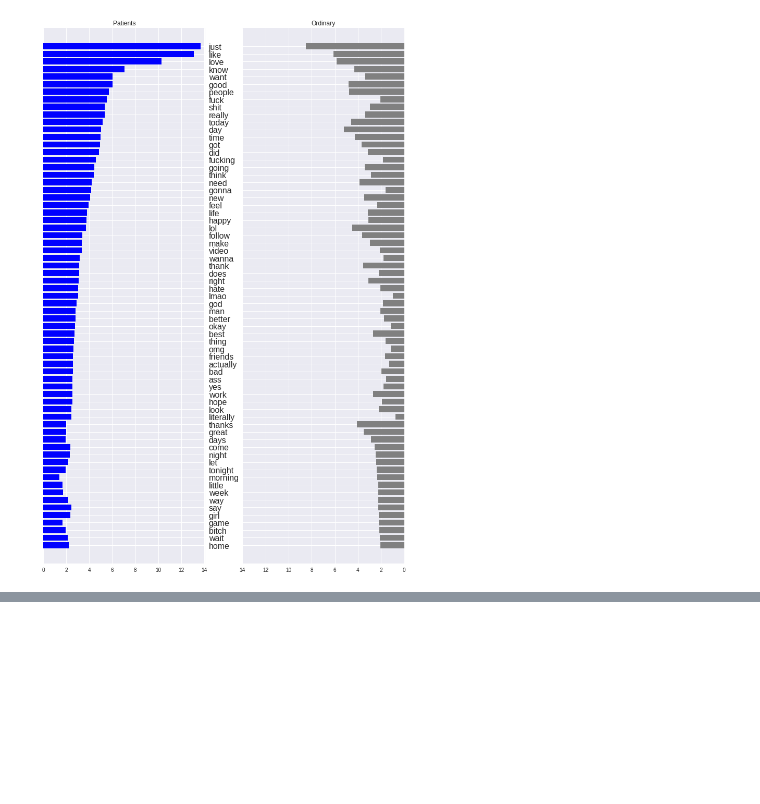
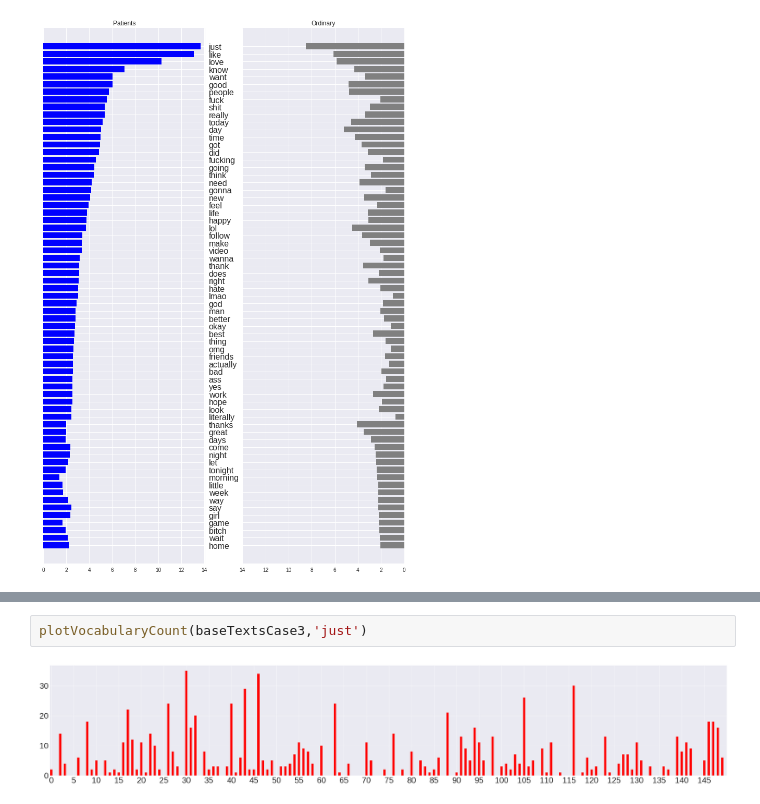
Before and after one commit to Adeline-Wei/Depression_Research, a Jupyter notebook: 1_preprocessing/tfidf_new_version.ipynb, the cells around one changed output, grey strips where cells are left out. Drawn from its saved outputs; the diff is of its cells as text; blank space fills up the shorter version.

```diff
--- a/1_preprocessing/tfidf_new_version.ipynb
+++ b/1_preprocessing/tfidf_new_version.ipynb
@@ -515,0 +551,4 @@ plotTwoGroupsTfidfType3()
+# %%
+plotVocabularyCount(baseTextsCase3,'just')
+# %% [output]
+[figure, added]
```
Also changed, not shown: parts of 13 cells of this notebook.
